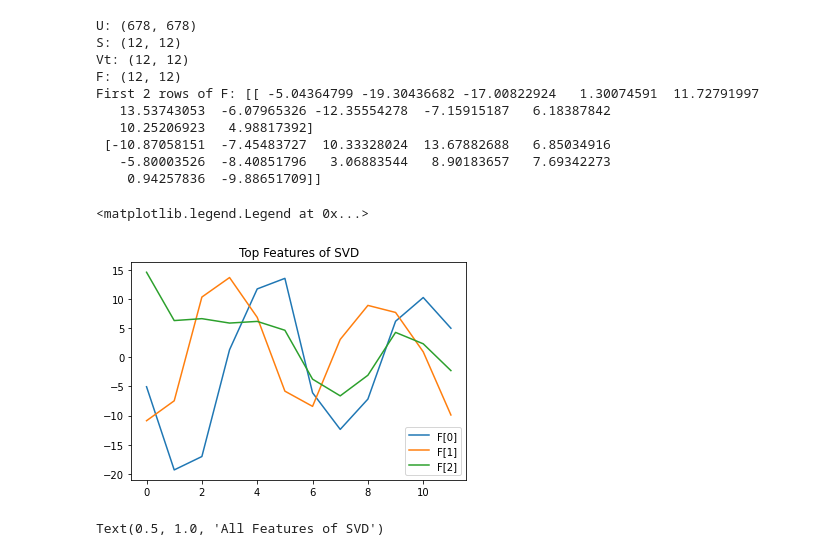
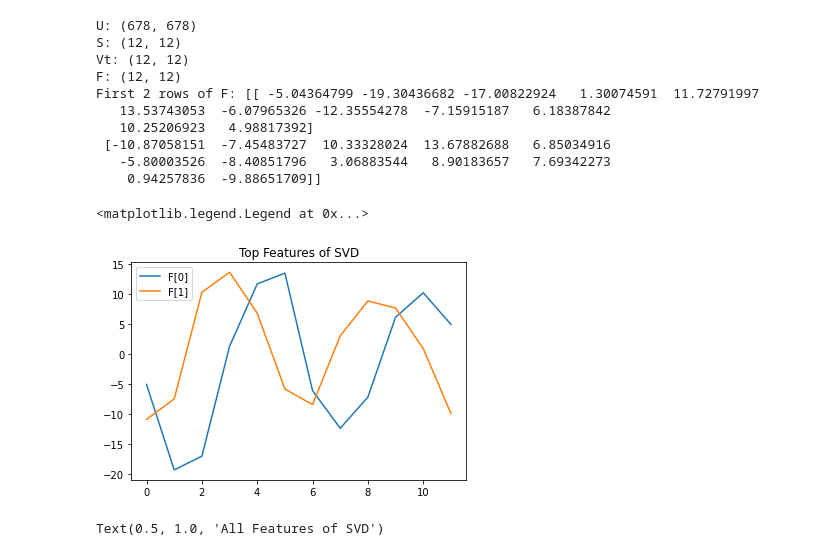
Before and after one commit to Djadih/ECE381V-Genomic-SP-DS-HW5, a Jupyter notebook: q2.ipynb, the cells around one changed output. Saved outputs shown, nothing was run; the diff lists cells and outputs as text; code cells hidden in the pictures.

```diff
--- a/q2.ipynb
+++ b/q2.ipynb
@@ -47,12 +47,13 @@ First 2 rows of F: [[ -5.04364799 -19.30436682 -17.00822924   1.30074591  11.727
 # %%
 plt.plot(F[0], label='F[0]')
 plt.plot(F[1], label='F[1]')
-plt.plot(F[2], label='F[2]')
+# plt.plot(F[2], label='F[2]')
+# plt.plot(F[3], label='F[3]')
 plt.title("Top Features of SVD")
 plt.legend()
 # %% [output]
 <matplotlib.legend.Legend at 0x...>
-[figure, old version]
+[figure, new version]
 # %%
 for i in range(12):
 	plt.plot(F[i])
```
Also changed, not shown: parts of 2 cells of this notebook.
